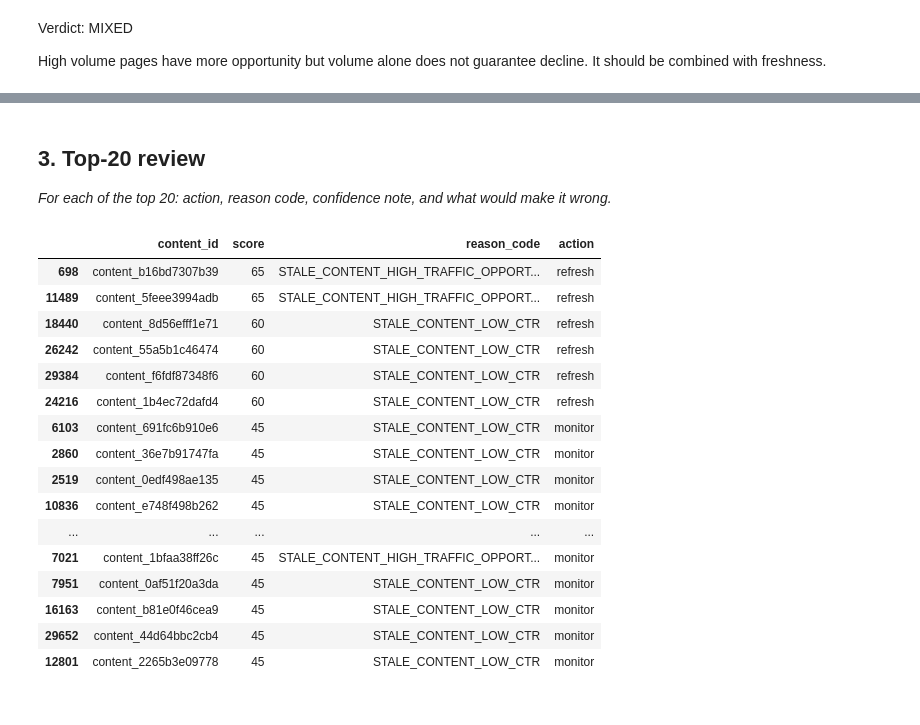
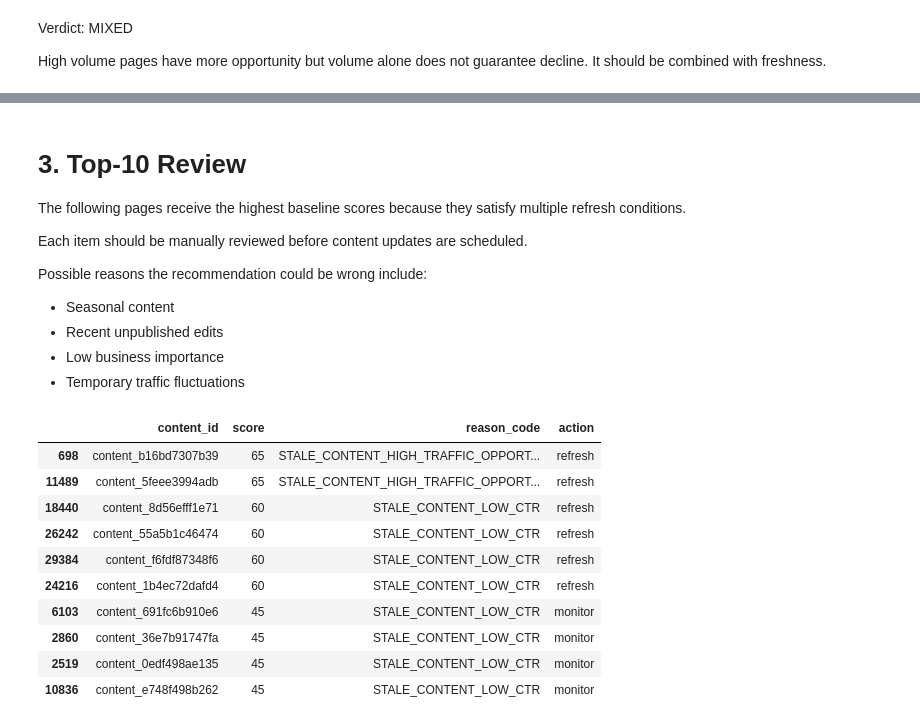
Before and after one commit to ZRARAKBAR/flyrank-ml-internship, a Jupyter notebook: work/notebooks/w04_baseline_score.ipynb, the cells around one changed output, grey strips where cells are left out. Cells and saved outputs as stored; diff of their text form; code cells hidden in the pictures.

Commit message:
Complete ML-07: Baseline Action Score and Top-10 Review

```diff
--- a/work/notebooks/w04_baseline_score.ipynb
+++ b/work/notebooks/w04_baseline_score.ipynb
@@ -236,23 +233,20 @@ queue.head(20)
 # %%
-os.makedirs(
-    "work/outputs",
-    exist_ok=True
-)
-output = queue[
-    [
-        "content_id",
-        "client_id",
-        "score",
-        "reason_code",
-        "action"
-    ]
-]
+def reason(row):
 
+    reasons=[]
 
-output.to_csv(
-    "work/outputs/baseline_action_score.csv",
-    index=False
-)
+    if row["days_since_last_update"] > 180:
+        reasons.append("STALE_CONTENT")
 
+    if row["impressions_90d"] > baseline["impressions_90d"].median():
+        reasons.append("HIGH_TRAFFIC_OPPORTUNITY")
 
-print("CSV created")
+    if row["ctr"] < baseline["ctr"].median():
+        reasons.append("LOW_CTR")
+
+    if len(reasons)==0:
+        return "LOW_PRIORITY"
+
+    return "_".join(reasons)
+
+baseline["reason_code"] = baseline.apply(reason,axis=1)
@@ -261,34 +315,36 @@ CSV created
 # %% [markdown]
-## 3. Top-20 review
+# 3. Top-10 Review
 
-*For each of the top 20: action, reason code, confidence note, and what would make it wrong.*
+The following pages receive the highest baseline scores because they satisfy multiple refresh conditions.
+
+Each item should be manually reviewed before content updates are scheduled.
+
+Possible reasons the recommendation could be wrong include:
+
+- Seasonal content
+- Recent unpublished edits
+- Low business importance
+- Temporary traffic fluctuations
 # %%
-top20 = queue.head(20)[
+top10 = queue.head(10)[
     [
         "content_id",
         "score",
         "reason_code",
         "action"
     ]
 ]
 
-
-top20
+top10
 # %% [output]
 |  | content_id | score | reason_code | action |
 | 698 | content_b16bd7307b39 | 65 | STALE_CONTENT_HIGH_TRAFFIC_OPPORT... | refresh |
 | 11489 | content_5feee3994adb | 65 | STALE_CONTENT_HIGH_TRAFFIC_OPPORT... | refresh |
 | 18440 | content_8d56efff1e71 | 60 | STALE_CONTENT_LOW_CTR | refresh |
 | 26242 | content_55a5b1c46474 | 60 | STALE_CONTENT_LOW_CTR | refresh |
 | 29384 | content_f6fdf87348f6 | 60 | STALE_CONTENT_LOW_CTR | refresh |
 | 24216 | content_1b4ec72dafd4 | 60 | STALE_CONTENT_LOW_CTR | refresh |
 | 6103 | content_691fc6b910e6 | 45 | STALE_CONTENT_LOW_CTR | monitor |
 | 2860 | content_36e7b91747fa | 45 | STALE_CONTENT_LOW_CTR | monitor |
 | 2519 | content_0edf498ae135 | 45 | STALE_CONTENT_LOW_CTR | monitor |
 | 10836 | content_e748f498b262 | 45 | STALE_CONTENT_LOW_CTR | monitor |
-| ... | ... | ... | ... | ... |
-| 7021 | content_1bfaa38ff26c | 45 | STALE_CONTENT_HIGH_TRAFFIC_OPPORT... | monitor |
-| 7951 | content_0af51f20a3da | 45 | STALE_CONTENT_LOW_CTR | monitor |
-| 16163 | content_b81e0f46cea9 | 45 | STALE_CONTENT_LOW_CTR | monitor |
-| 29652 | content_44d64bbc2cb4 | 45 | STALE_CONTENT_LOW_CTR | monitor |
-| 12801 | content_2265b3e09778 | 45 | STALE_CONTENT_LOW_CTR | monitor |
```
Also changed, not shown: parts of 18 cells of this notebook.
